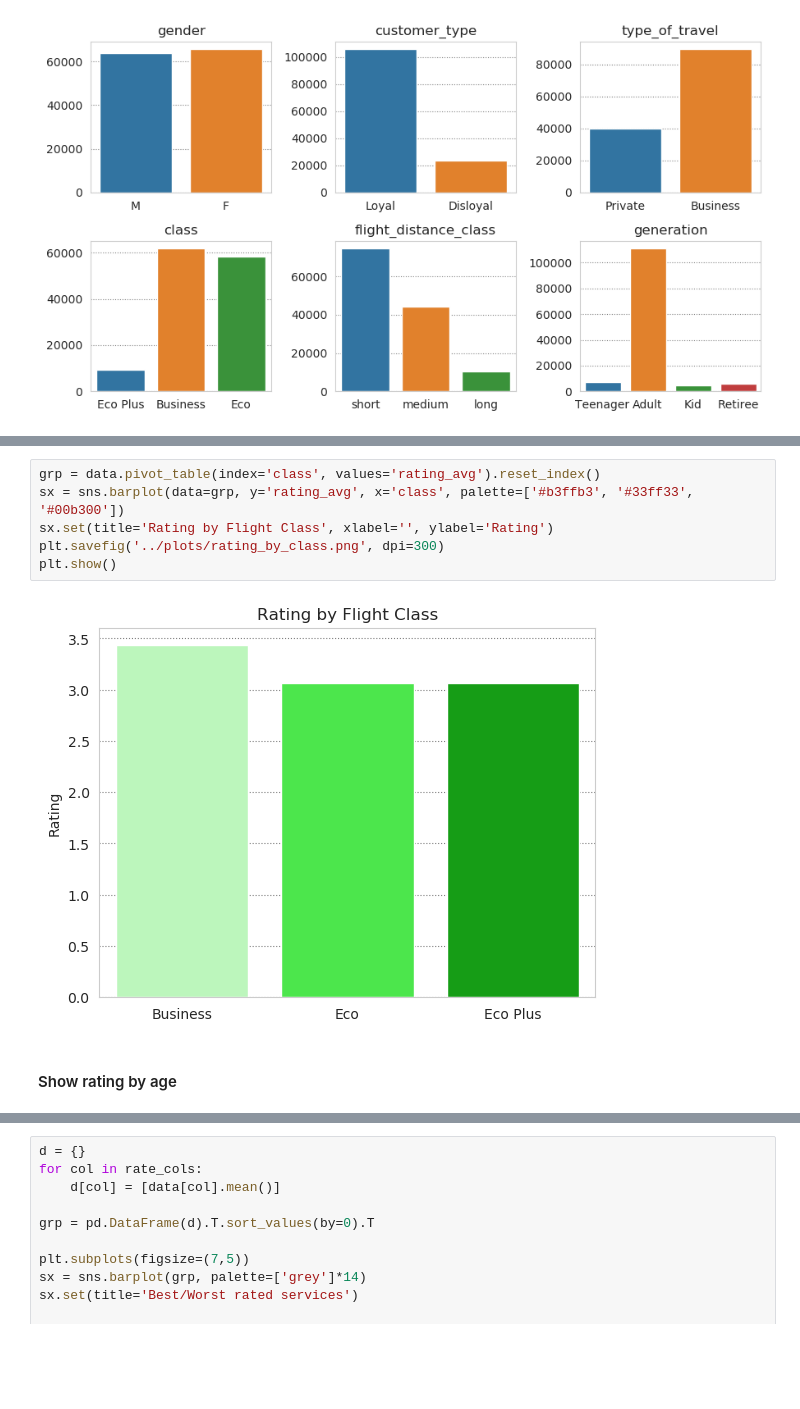
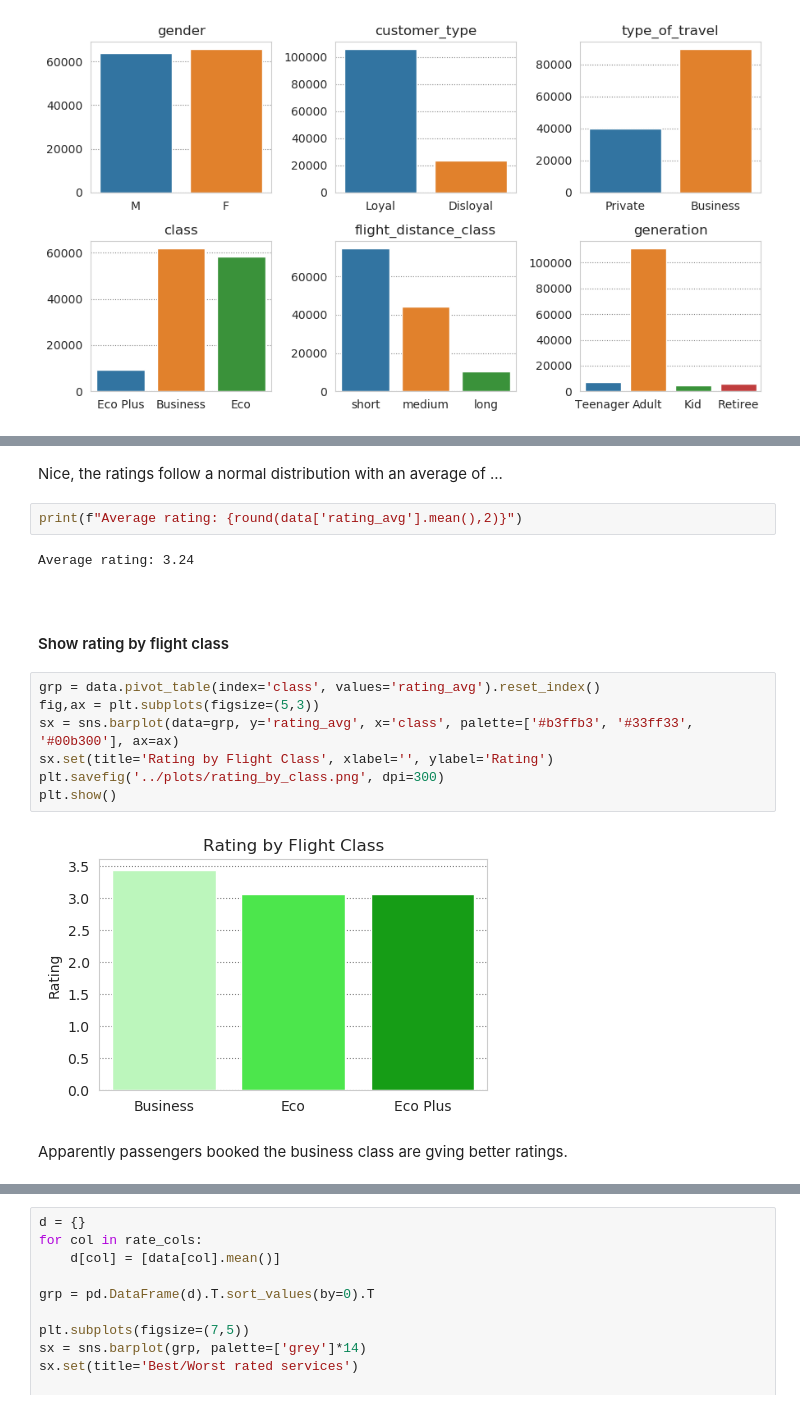
Before and after one commit to lukwies/Airline-Passenger-Satisfaction, a Jupyter notebook: notebooks/exploring.ipynb, the cells around one changed output, grey strips where cells are left out. Saved outputs shown, nothing was run; the diff lists cells and outputs as text; blank space fills up the shorter version.

Commit message:
Made some more nice plots

```diff
--- a/notebooks/exploring.ipynb
+++ b/notebooks/exploring.ipynb
@@ -158,10 +208,21 @@ plt.show()
+# %% [markdown]
+Nice, the ratings follow a normal distribution with an average of ...
+# %%
+print(f"Average rating: {round(data['rating_avg'].mean(),2)}")
+# %% [output]
+Average rating: 3.24
+# %% [markdown]
+<br>
+
+#### Show rating by flight class
 # %%
 grp = data.pivot_table(index='class', values='rating_avg').reset_index()
-sx = sns.barplot(data=grp, y='rating_avg', x='class', palette=['#b3ffb3', '#33ff33', '#00b300'])
+fig,ax = plt.subplots(figsize=(5,3))
+sx = sns.barplot(data=grp, y='rating_avg', x='class', palette=['#b3ffb3', '#33ff33', '#00b300'], ax=ax)
 sx.set(title='Rating by Flight Class', xlabel='', ylabel='Rating')
 plt.savefig('../plots/rating_by_class.png', dpi=300)
 plt.show()
 # %% [output]
-[figure, old version]
+[figure, new version]
-# %% [markdown]
-#### Show rating by age
+# %% [markdown]
+Apparently passengers booked the business class are gving better ratings.
```
Also changed, not shown: parts of 47 cells of this notebook.
